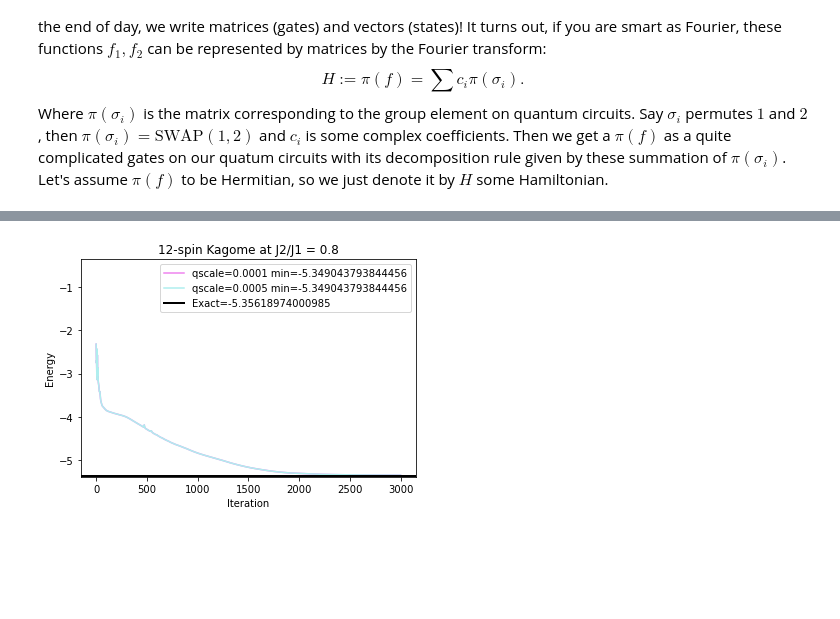
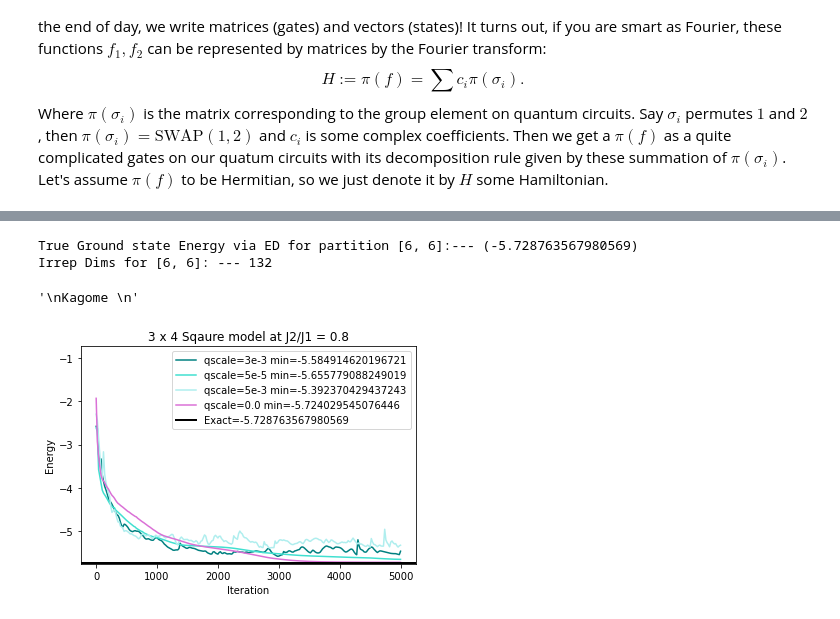
Before and after one commit to hanzheng98/Sn-CQA, a Jupyter notebook: codes/CQA-Modules.ipynb, the cells around one changed output, grey strips where cells are left out. Saved outputs shown, nothing was run; the diff lists cells and outputs as text; code cells hidden in the pictures; blank space fills up the shorter version.

```diff
--- a/codes/CQA-Modules.ipynb
+++ b/codes/CQA-Modules.ipynb
@@ -116,19 +315,66 @@ data7 = pd.read_csv('../data/6_sqaures/08-05_08-55/CQA_J0.5_lr0.02')['CQAGstate'
+# %%
+J = [1, 0.8]
+lattice4 =[[(1,2), (1,8), (2,3), (2,7), (3,4), (3,6), (4,5), (5,6), (5, 12),
+            (6,7), (6, 11), (7, 10), (7, 8), (8,9), (9, 10), (10, 11), (11, 12)],
+
+           [(1,3), (1,9), (1,7), (2,4), (2,8), (2, 10), (2, 6), (3, 11), (3,5), (3,7),
+            (4, 12), (4, 6), (5, 7), (5, 11), (6, 8), (6, 10), (6, 12),  (7, 9), (7, 11), (8, 10),
+            (9, 11), (10, 12)]]
+partit = [int(6),int(6)]
+Nsites = int( 12)
+
+import matplotlib.pyplot as plt
+import pandas as pd
+from sgd import CSnGradient
+
+CsnFourier = CSnGradient(J= J, lattice = lattice4, Nsites=Nsites,
+                    partit=partit,p=int(4), num_samples =int(1000), max_iter = int(5001), lr=2e-2)
+
+
+Ham_rep = CsnFourier.Ham_rep()
+
+# print(CsnFilters.rep_mat_H)
+E_gs, V_gs = eigh(Ham_rep.astype('float64'), subset_by_index=[0,1])
+V_gs = V_gs[:,0]
+E_gs = E_gs[0]
+V_gs = jnp.asarray(V_gs)
+print('True Ground state Energy via ED for partition {}:--- ({}) '.format(partit, E_gs))
+# print('True Ground State wavefuncion in Sn irrep basis for partition {}:--- {}'.format(partit, V_gs))
+
+print('Irrep Dims for {}: --- {}'.format(partit, CsnFourier.dim))
+# %% [output]
+True Ground state Energy via ED for partition [6, 6]:--- (-5.728763567980569)
+Irrep Dims for [6, 6]: --- 132
+# %%
+loss1 = pd.read_csv('../data/6_sqaures/08-09_20-46/CQA_J0.8_lr0.001_noise0.0_loss.csv')['energy']
+loss2 = pd.read_csv('../data/6_sqaures/08-09_22-25/CQA_J0.8_lr0.006_noise0.0003_loss.csv')['energy']
+loss3 = pd.read_csv('../data/6_sqaures/08-09_20-02/CQA_J0.8_lr0.001_noise5e-05_loss.csv')['energy']
+# loss4 = pd.read_csv('../data/6_sqaures/08-08_21-47/CQA_J0.5_lr0.002_noise0.0_loss.csv')['energy']
+loss4 = pd.read_csv('../data/6_sqaures/08-09_23-48/CQA_J0.8_lr0.01_noise0.0005_loss.csv')['energy']
+iteration = pd.read_csv('../data/6_sqaures/08-09_23-48/CQA_J0.8_lr0.01_noise0.0005_loss.csv')['iteration']
+# %%
+'''
+Kagome
+'''
+# %% [output]
+'\nKagome \n'
 # %%
 '''
 Let's see the loss for loss1 and loss2
 '''
 fig, ax1 = plt.subplots()
-ax1.plot(iteration1, loss1, color='violet', label='qscale=0.0001 min={}'.format(min(loss1)))
-ax1.plot(iteration1, loss2, color='paleturquoise', label='qscale=0.0005 min={}'.format(min(loss2)))
-
+ax1.plot(iteration, loss2, color='teal', label='qscale=3e-3 min={}'.format(min(loss2)))
+ax1.plot(iteration, loss3, color='turquoise', label='qscale=5e-5 min={}'.format(min(loss3)))
+ax1.plot(iteration, loss4, color='paleturquoise', label='qscale=5e-3 min={}'.format(min(loss4)))
+ax1.plot(iteration, loss1, color='orchid', label='qscale=0.0 min={}'.format(min(loss1)))
 ax1.set_ylabel('Energy')
 ax1.set_xlabel('Iteration')
 ax1.set_ylim([E_gs -0.03,E_gs + 5])
 # plt.axis([0,iters_RBM[-1],exact_gs_energy-0.03,exact_gs_energy+0.2])
 plt.axhline(y=E_gs, xmin=0,
                  linewidth=2, color='k', label='Exact={}'.format(E_gs))
 ax1.legend()
-plt.title('12-spin Kagome at J2/J1 = 0.8')
+plt.title('3 x 4 Sqaure model at J2/J1 = 0.8')
 plt.show()
 # %% [output]
-[figure, old version]
+[figure, new version]
```
Also changed, not shown: parts of 17 cells of this notebook, 6 other files.
